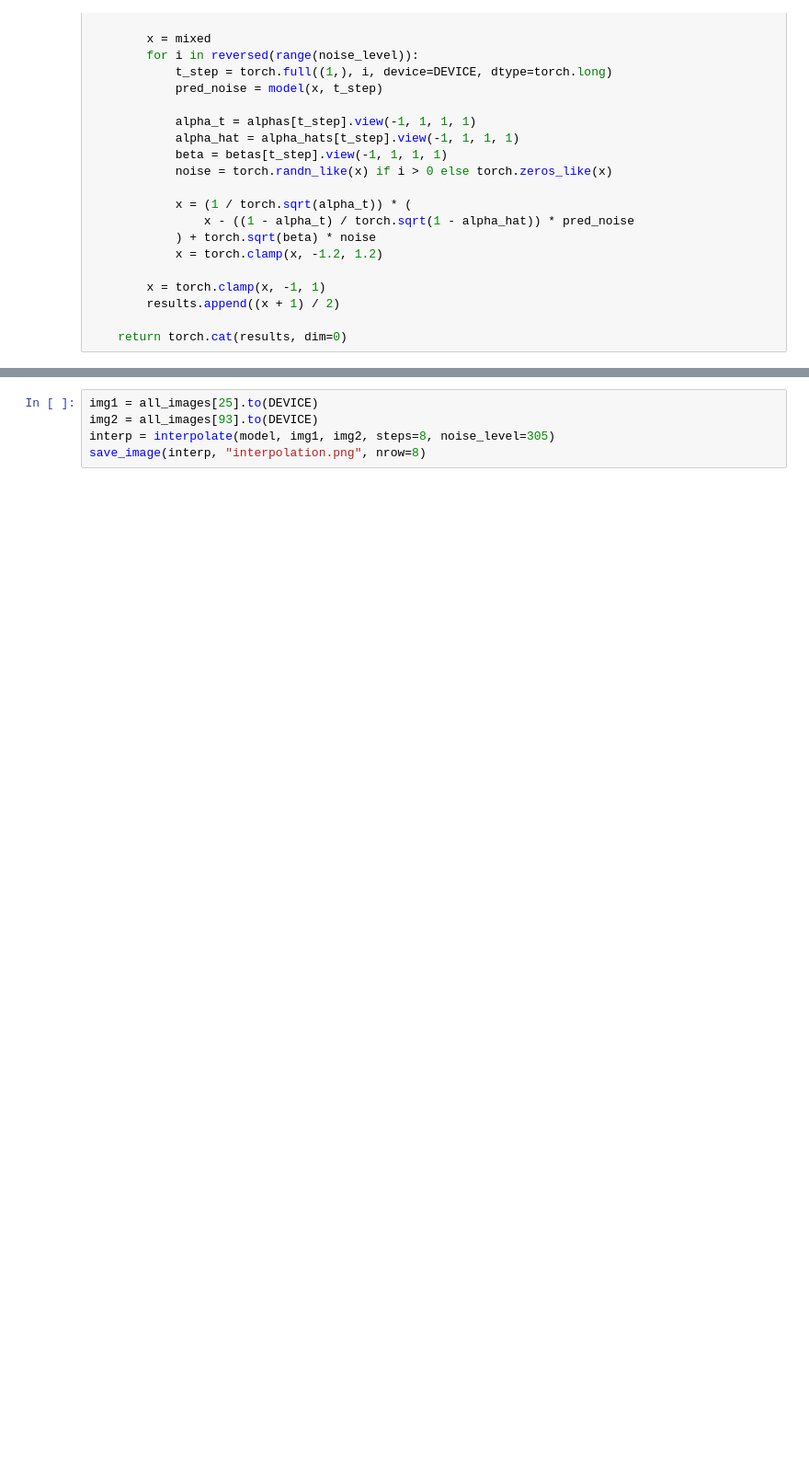
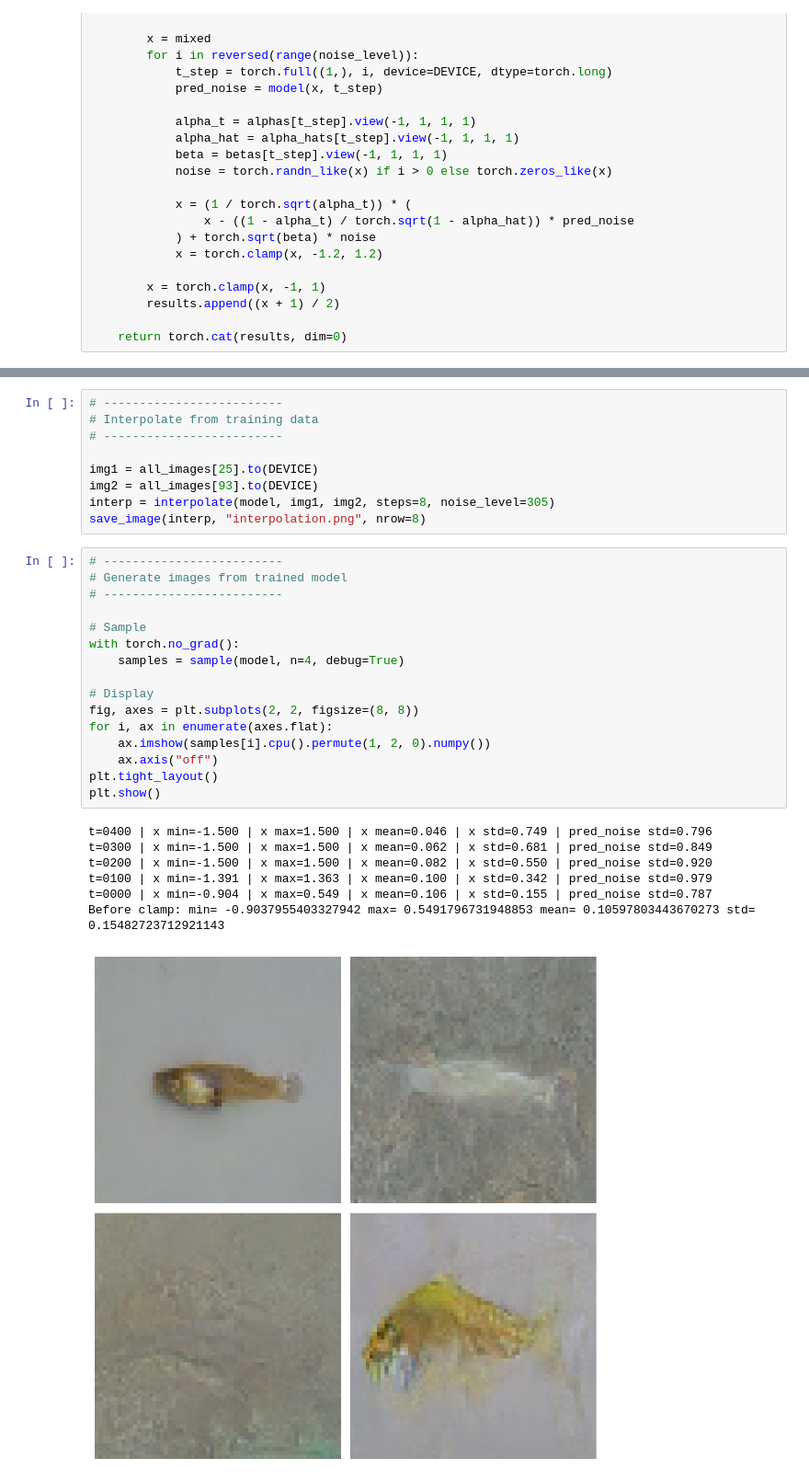
Before and after one commit to kvohra01/genai-project, a Jupyter notebook: model.ipynb, the cells around one changed output, grey strips where cells are left out. Shown at 92% size. Drawn from its saved outputs; the diff is of its cells as text; blank space fills up the shorter version.

```diff
--- a/model.ipynb
+++ b/model.ipynb
@@ -1044,7 +1048,35 @@ plt.show()
 # %% [output]
 [figure]
 # %%
+# -------------------------
+# Interpolate from training data
+# -------------------------
+
 img1 = all_images[25].to(DEVICE)
 img2 = all_images[93].to(DEVICE)
 interp = interpolate(model, img1, img2, steps=8, noise_level=305)
 save_image(interp, "interpolation.png", nrow=8)
+# %%
+# -------------------------
+# Generate images from trained model
+# -------------------------
+
+# Sample
+with torch.no_grad():
+    samples = sample(model, n=4, debug=True)
+
+# Display
+fig, axes = plt.subplots(2, 2, figsize=(8, 8))
+for i, ax in enumerate(axes.flat):
+    ax.imshow(samples[i].cpu().permute(1, 2, 0).numpy())
+    ax.axis("off")
+plt.tight_layout()
+plt.show()
+# %% [output]
+t=0400 | x min=-1.500 | x max=1.500 | x mean=0.046 | x std=0.749 | pred_noise std=0.796
+t=0300 | x min=-1.500 | x max=1.500 | x mean=0.062 | x std=0.681 | pred_noise std=0.849
+t=0200 | x min=-1.500 | x max=1.500 | x mean=0.082 | x std=0.550 | pred_noise std=0.920
+t=0100 | x min=-1.391 | x max=1.363 | x mean=0.100 | x std=0.342 | pred_noise std=0.979
+t=0000 | x min=-0.904 | x max=0.549 | x mean=0.106 | x std=0.155 | pred_noise std=0.787
+Before clamp: min= -0.9037955403327942 max= 0.5491796731948853 mean= 0.10597803443670273 std= 0.15482723712921143
+[figure, added]
```
Also changed, not shown: parts of 3 cells of this notebook, 2 other files.
